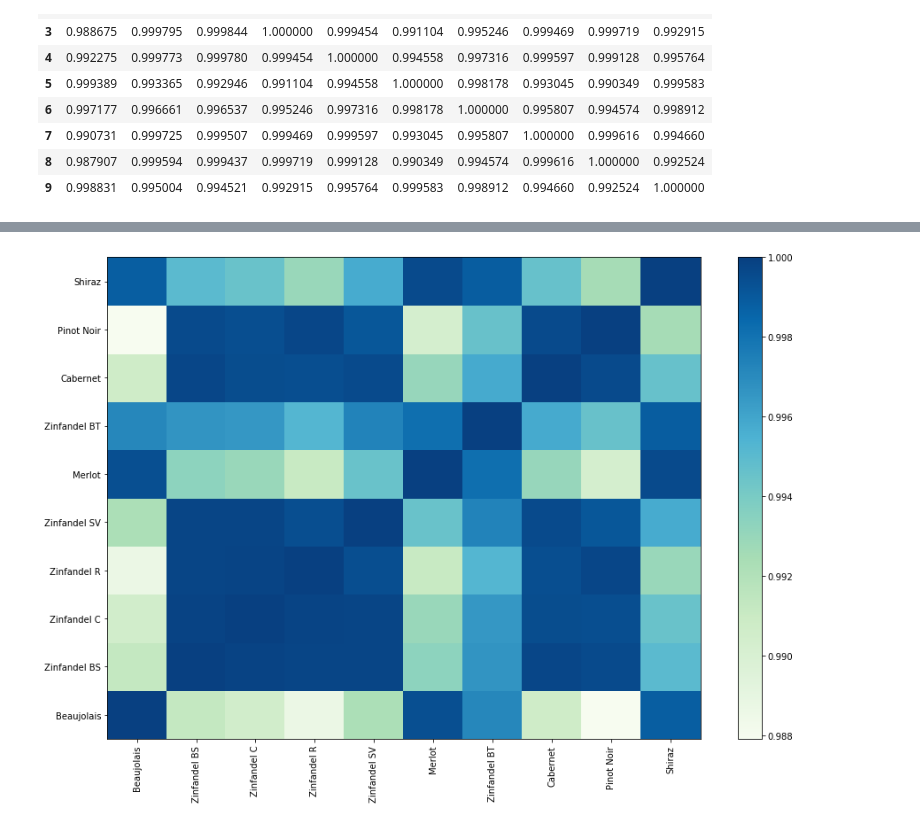
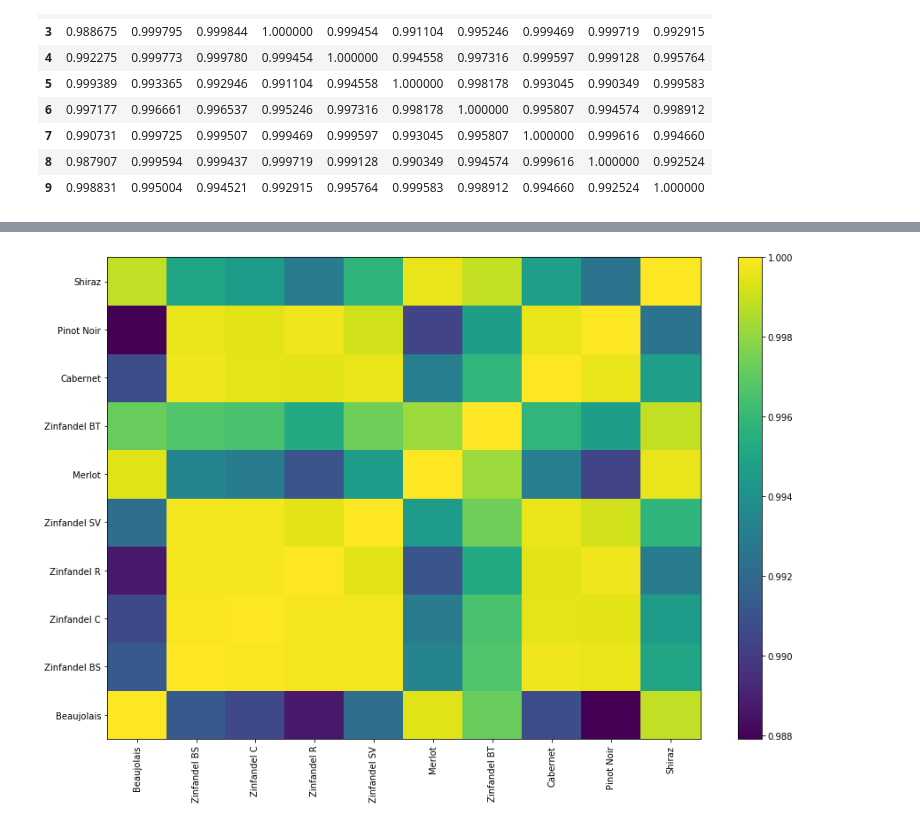
Before and after one commit to mudspringhiker/pca_kmeans_anslynwines, a Jupyter notebook: spectralcoclustering_5wines0720.ipynb, the cells around one changed output, grey strips where cells are left out. Drawn from its saved outputs; the diff is of its cells as text; code cells hidden in the pictures.

```diff
--- a/spectralcoclustering_5wines0720.ipynb
+++ b/spectralcoclustering_5wines0720.ipynb
@@ -255,11 +289,11 @@ data_means_wines_clusters_T
 # %%
 ax = plt.figure(figsize=(15,10))
-plt.pcolor(correlations, cmap="GnBu")
+plt.pcolor(correlations)
 plt.colorbar()
 ax = plt.gca()
 ax.set_yticks(np.arange(len(correlations.columns))+0.5)
 ax.set_xticks(np.arange(len(correlations.index))+0.5)
 ax.set_xticklabels(data_means_wines_clusters["index"], rotation="vertical")
 ax.set_yticklabels(data_means_wines_clusters["index"]);
 # %% [output]
-[figure, old version]
+[figure, new version]
```
Also changed, not shown: parts of 16 cells of this notebook, 6 other files.
